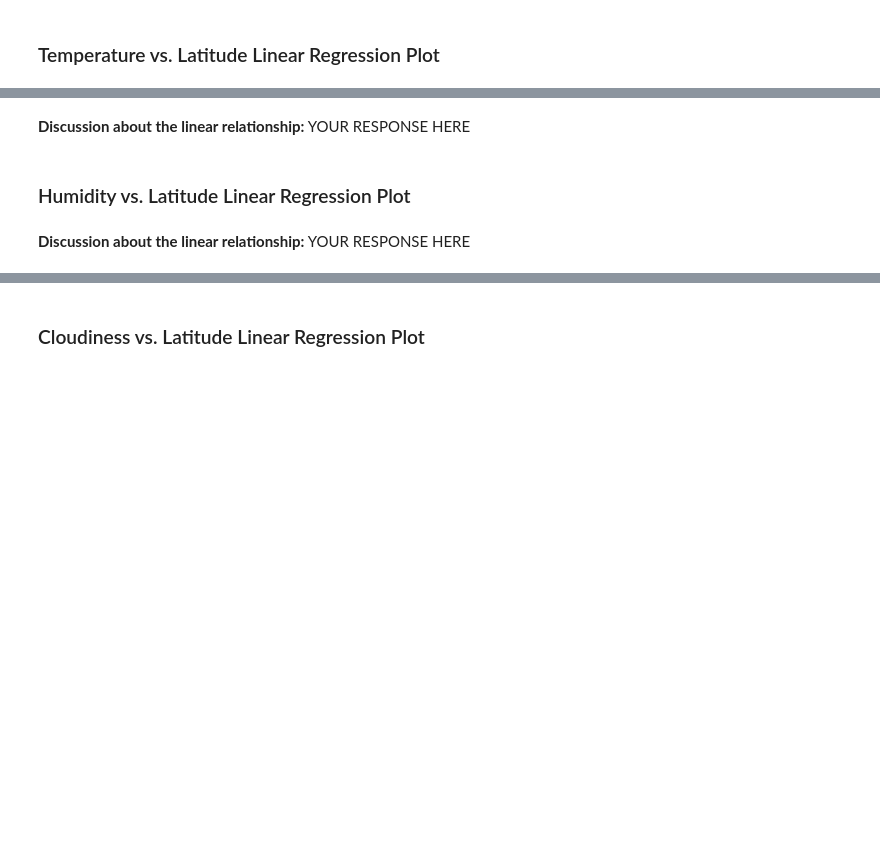
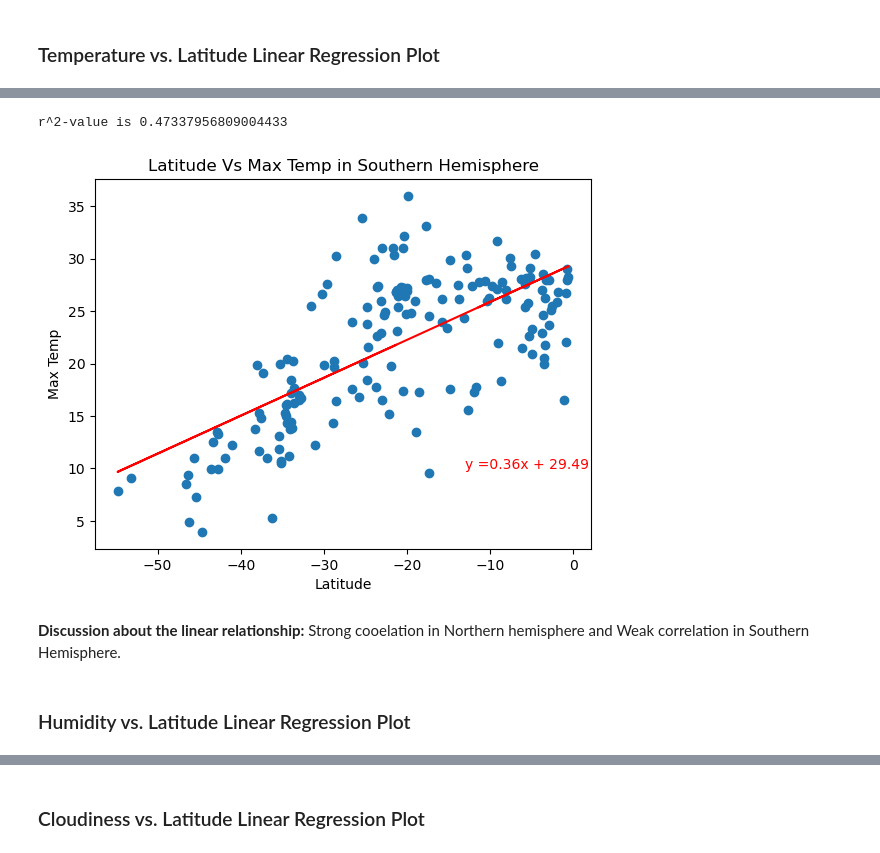
Before and after one commit to john7john/python-api-challenge, a Jupyter notebook: WeatherPy/WeatherPy.ipynb, the cells around one changed output, grey strips where cells are left out. Drawn from its saved outputs; the diff is of its cells as text; code cells hidden in the pictures; blank space fills up the shorter version.

```diff
--- a/WeatherPy/WeatherPy.ipynb
+++ b/WeatherPy/WeatherPy.ipynb
@@ -288,6 +309,6 @@ northern_hemi_df.head()
 # %%
 # Create a DataFrame with the Southern Hemisphere data (Latitude < 0)
-# YOUR CODE HERE
+southern_hemi_df = city_data_df[(city_data_df["Lat"] < 0)]
 
 # Display sample data
 southern_hemi_df.head()
@@ -302,4 +336,17 @@ southern_hemi_df.head()
+# %%
+# Linear regression on Southern Hemisphere
+ling(southern_hemi_df["Lat"],southern_hemi_df["Max Temp"])
+(slope, intercept, rvalue, pvalue, stderr) = linregress(southern_hemi_df["Lat"],southern_hemi_df["Max Temp"])
+plt.ylabel("Max Temp")
+plt.title("Latitude Vs Max Temp in Southern Hemisphere")
+plt.annotate(f"y ={round(slope,2)}x + {round(intercept,2)}",(-13,10),color = "red")
+# print(slope)
+# print(intercept)
+plt.show()
+# %% [output]
+r^2-value is 0.47337956809004433
+[figure, added]
 # %% [markdown]
-**Discussion about the linear relationship:** YOUR RESPONSE HERE
+**Discussion about the linear relationship:** Strong cooelation in Northern hemisphere and Weak correlation in Southern Hemisphere.
 # %% [markdown]
 ### Humidity vs. Latitude Linear Regression Plot
@@ -312,2 +352,0 @@ southern_hemi_df.head()
-# %% [markdown]
-**Discussion about the linear relationship:** YOUR RESPONSE HERE
```
Also changed, not shown: parts of 34 cells of this notebook, 5 other files.
